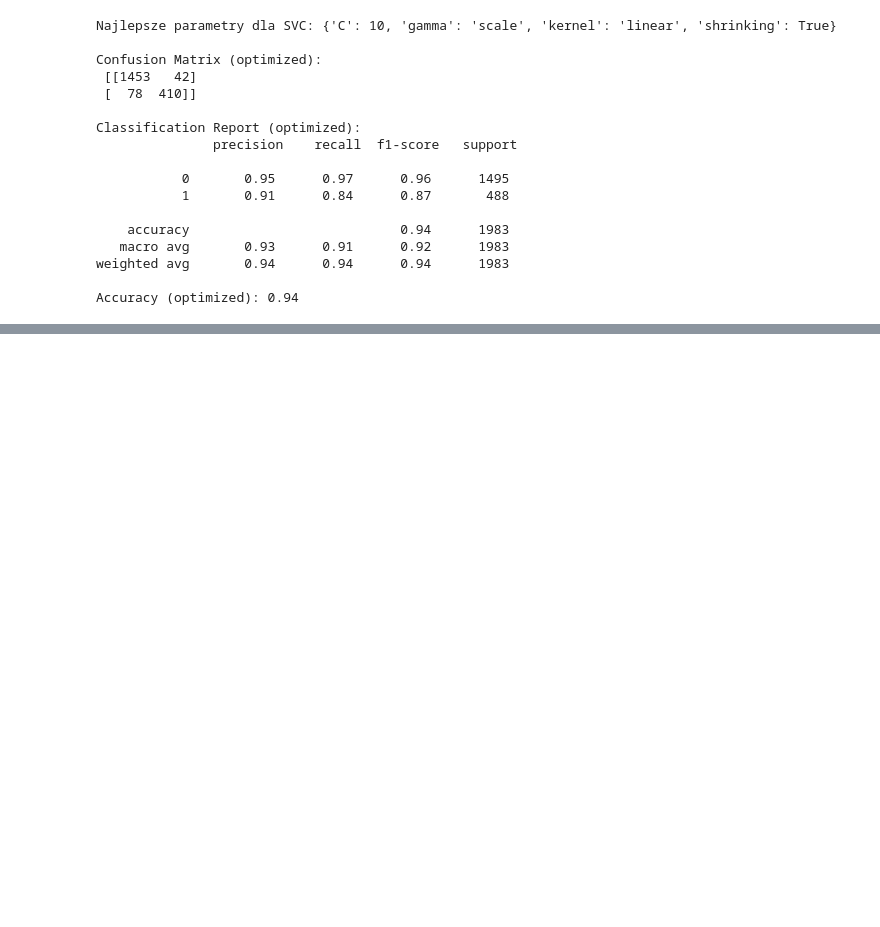
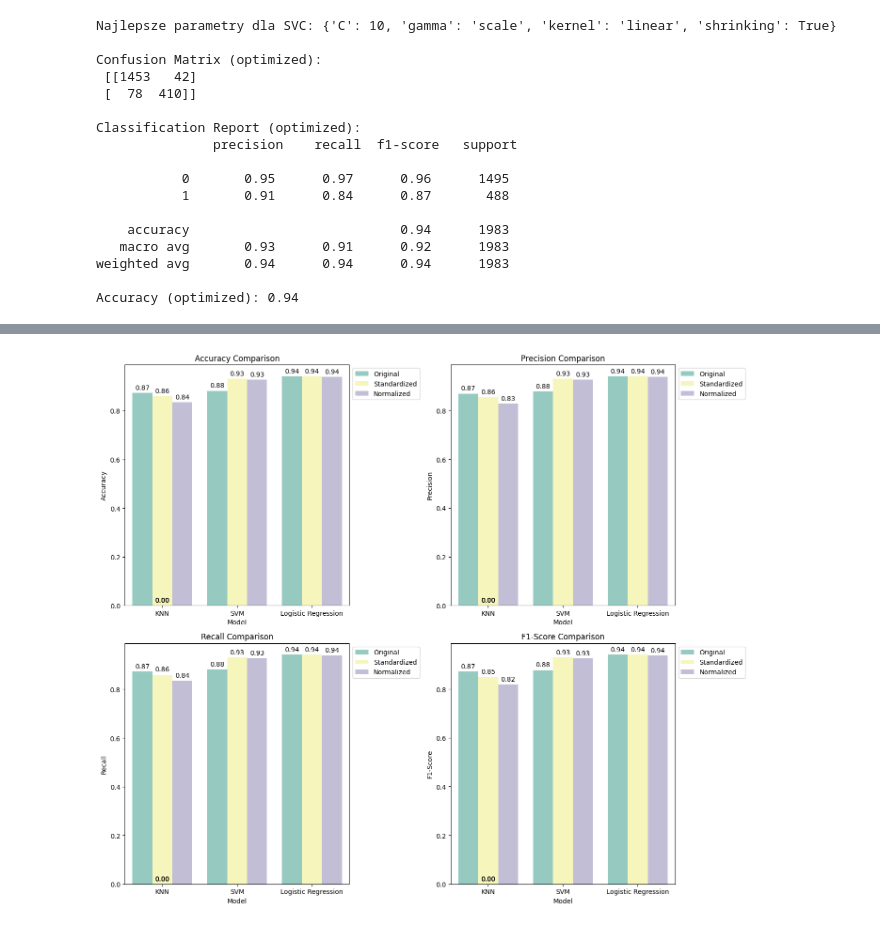
Before and after one commit to juliaduch/zsi, a Jupyter notebook: Duch_Jaźwińska_PSI_1.ipynb, the cells around one changed output, grey strips where cells are left out. Saved outputs shown, nothing was run; the diff lists cells and outputs as text; code cells hidden in the pictures; blank space fills up the shorter version.

Commit message:
dodanie porowanania modeli i wykresow dla danych st i norm

```diff
--- a/Duch_Jaźwińska_PSI_1.ipynb
+++ b/Duch_Jaźwińska_PSI_1.ipynb
@@ -487,13 +479,7 @@ Accuracy (optimized): 0.88
 model_svc = svm.SVC()
 model_svc.fit(X_train, y_train)
 y_pred_svc = model_svc.predict(X_test)
-acc_svc, prec_svc, rec_svc, f1_svc = calculate_classification_metrics(y_test, y_pred_svc)
-
-# # Zapis wyników
-# accuracies.append(acc_svc)
-# precisions.append(prec_svc)
-# recalls.append(rec_svc)
-# f1_scores.append(f1_svc)
+acc_svm_original, prec_svm_original, rec_svm_original, f1_svm_original = calculate_classification_metrics(y_test, y_pred_svc)
 
 conf_matrix = confusion_matrix(y_test, y_pred_svc)
 class_report = classification_report(y_test, y_pred_svc)
@@ -698,0 +556,8 @@ for metric in metrics:
+# %%
+scaler_standard = StandardScaler()
+X_train_standard = scaler_standard.fit_transform(X_train)
+X_test_standard = scaler_standard.transform(X_test)
+
+scaler_minmax = MinMaxScaler()
+X_train_minmax = scaler_minmax.fit_transform(X_train)
+X_test_minmax = scaler_minmax.transform(X_test)
@@ -698,0 +694,69 @@ for metric in metrics:
+# %%
+# Tworzymy DataFrame dla wyników wszystkich modeli
+metrics_data = {
+    'Model': ['KNN', 'KNN', 'KNN', 'SVM', 'SVM', 'SVM', 'Logistic Regression', 'Logistic Regression', 'Logistic Regression'],
+    'Data Type': ['Original', 'Standardized', 'Normalized']*3,
+    'Accuracy': [acc_knn_original, acc_knn_standard, acc_knn_minmax,
+                 acc_svm_original, acc_svm_standard, acc_svm_minmax,
+                 acc_logistic_original, acc_logistic_standard, acc_logistic_minmax],
+    'Precision': [prec_knn_original, prec_knn_standard, prec_knn_minmax,
+                  prec_svm_original, prec_svm_standard, prec_svm_minmax,
+                  prec_logistic_original, prec_logistic_standard, prec_logistic_minmax],
+    'Recall': [rec_knn_original, rec_knn_standard, rec_knn_minmax,
+               rec_svm_original, rec_svm_standard, rec_svm_minmax,
+               rec_logistic_original, rec_logistic_standard, rec_logistic_minmax],
+    'F1-Score': [f1_knn_original, f1_knn_standard, f1_knn_minmax,
+                 f1_svm_original, f1_svm_standard, f1_svm_minmax,
+                 f1_logistic_original, f1_logistic_standard, f1_logistic_minmax]
+}
+
+metrics_df = pd.DataFrame(metrics_data)
+
+# Wykres Accuracy
+plt.figure(figsize=(8, 6))
+sns.barplot(x='Model', y='Accuracy', hue='Data Type', data=metrics_df, palette='Set3')
+plt.title('Accuracy Comparison')
+plt.ylim(0, 1)  # Zwiększamy zakres osi Y do 1, aby wszystkie słupki były widoczne
+for p in plt.gca().patches:
+    plt.gca().annotate(f'{p.get_height():.2f}', (p.get_x() + p.get_width() / 2., p.get_height()),
+                        xytext=(0, 8), textcoords='offset points', ha='center', va='center')
+plt.legend(loc='upper left', bbox_to_anchor=(1, 1))
+plt.tight_layout()
+plt.show()
+
+# Wykres Precision
+plt.figure(figsize=(8, 6))
+sns.barplot(x='Model', y='Precision', hue='Data Type', data=metrics_df, palette='Set3')
+plt.title('Precision Comparison')
+plt.ylim(0, 1)  # Zwiększamy zakres osi Y do 1, aby wszystkie słupki były widoczne
+for p in plt.gca().patches:
+    plt.gca().annotate(f'{p.get_height():.2f}', (p.get_x() + p.get_width() / 2., p.get_height()),
+                        xytext=(0, 8), textcoords='offset points', ha='center', va='center')
+plt.legend(loc='upper left', bbox_to_anchor=(1, 1))
+plt.tight_layout()
+plt.show()
+
+# Wykres Recall
+plt.figure(figsize=(8, 6))
+sns.barplot(x='Model', y='Recall', hue='Data Type', data=metrics_df, palette='Set3')
+plt.title('Recall Comparison')
+plt.ylim(0, 1)  # Zwiększamy zakres osi Y do 1, aby wszystkie słupki były widoczne
+for p in plt.gca().patches:
+    plt.gca().annotate(f'{p.get_height():.2f}', (p.get_x() + p.get_width() / 2., p.get_height()),
+                        xytext=(0, 8), textcoords='offset points', ha='center', va='center')
+plt.legend(loc='upper left', bbox_to_anchor=(1, 1))
+plt.tight_layout()
+plt.show()
+
+# Wykres F1-Score
+plt.figure(figsize=(8, 6))
+sns.barplot(x='Model', y='F1-Score', hue='Data Type', data=metrics_df, palette='Set3')
+plt.title('F1-Score Comparison')
+plt.ylim(0, 1)  # Zwiększamy zakres osi Y do 1, aby wszystkie słupki były widoczne
+for p in plt.gca().patches:
+    plt.gca().annotate(f'{p.get_height():.2f}', (p.get_x() + p.get_width() / 2., p.get_height()),
+                        xytext=(0, 8), textcoords='offset points', ha='center', va='center')
+plt.legend(loc='upper left', bbox_to_anchor=(1, 1))
+plt.tight_layout()
+plt.show()
+# %% [output]
@@ -698,0 +769 @@ for metric in metrics:
+[figure, added]
```
Also changed, not shown: parts of 20 cells of this notebook.
